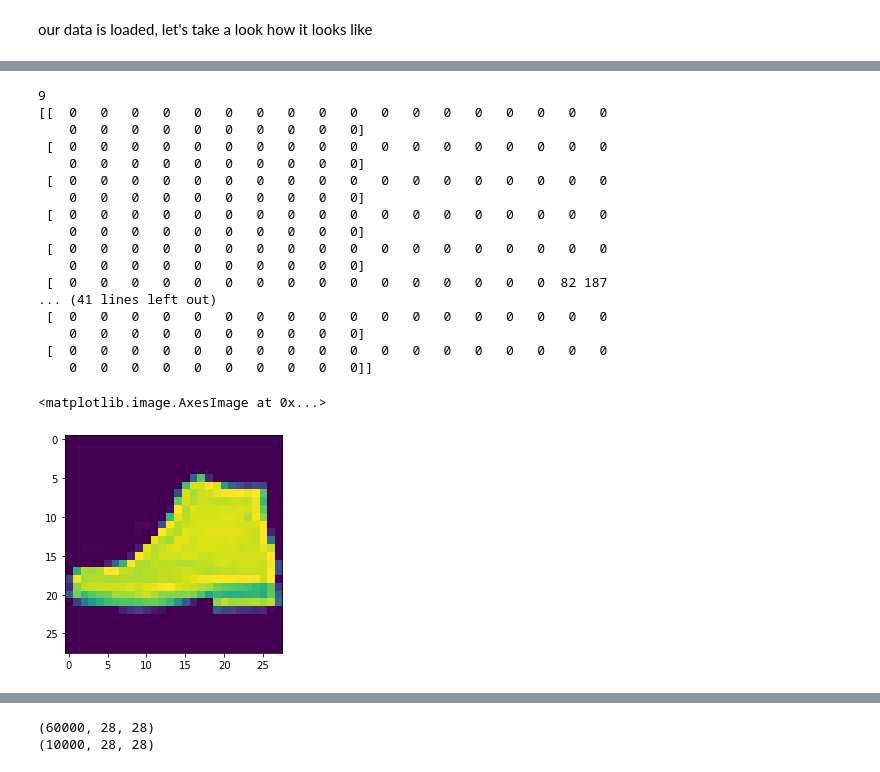
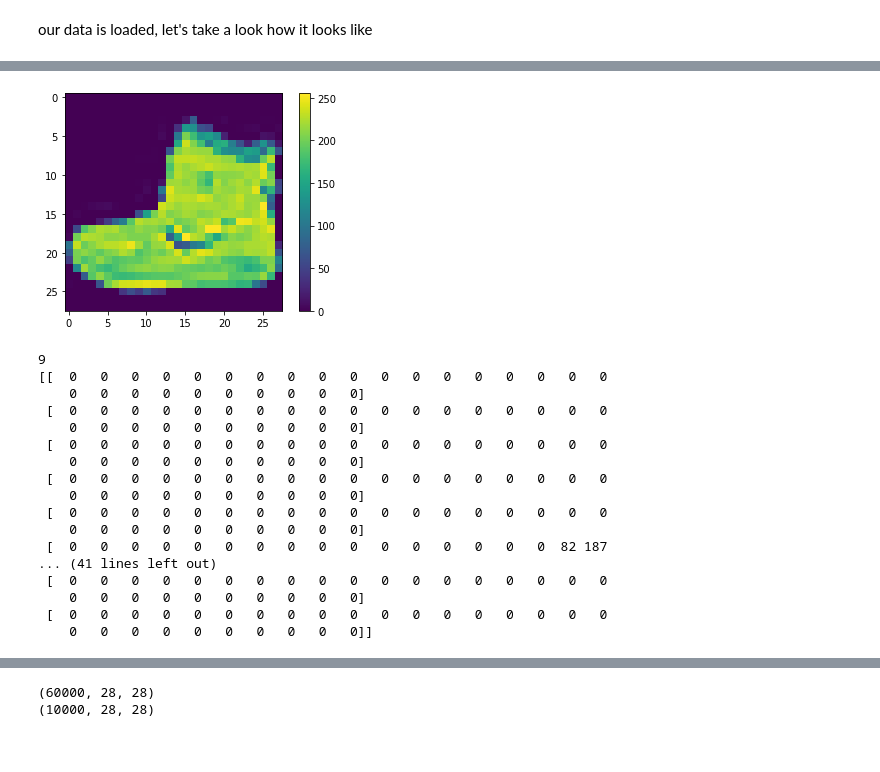
Before and after one commit to VrushankPatel/Data-Science-tuts, a Jupyter notebook: Deep learning/Tensorflow/Tensorflow-basics.ipynb, the cells around one changed output, grey strips where cells are left out. Cells and saved outputs as stored; diff of their text form; code cells hidden in the pictures.

```diff
--- a/Deep learning/Tensorflow/Tensorflow-basics.ipynb
+++ b/Deep learning/Tensorflow/Tensorflow-basics.ipynb
@@ -145,9 +147,16 @@ plt.imshow(training_images[0])
+# %%
+plt.figure()
+plt.imshow(training_images[0])
+plt.colorbar()
+plt.grid(False)
+plt.show()
+# %% [output]
+[figure, added]
 # %%
 # string will be label, and it'll be converted to int.
 # for here, shoe label is assigned to 9 and image is given here
 print(training_labels[42])
 print(training_images[42])
-plt.imshow(training_images[42])
 # %% [output]
 9
 [[  0   0   0   0   0   0   0   0   0   0   0   0   0   0   0   0   0   0
@@ -166,5 +175,3 @@ plt.imshow(training_images[42])
     0   0   0   0   0   0   0   0   0   0]
  [  0   0   0   0   0   0   0   0   0   0   0   0   0   0   0   0   0   0
     0   0   0   0   0   0   0   0   0   0]]
-<matplotlib.image.AxesImage at 0x...>
-[figure, removed]
```
Also changed, not shown: parts of 14 cells of this notebook, 1 other file.
